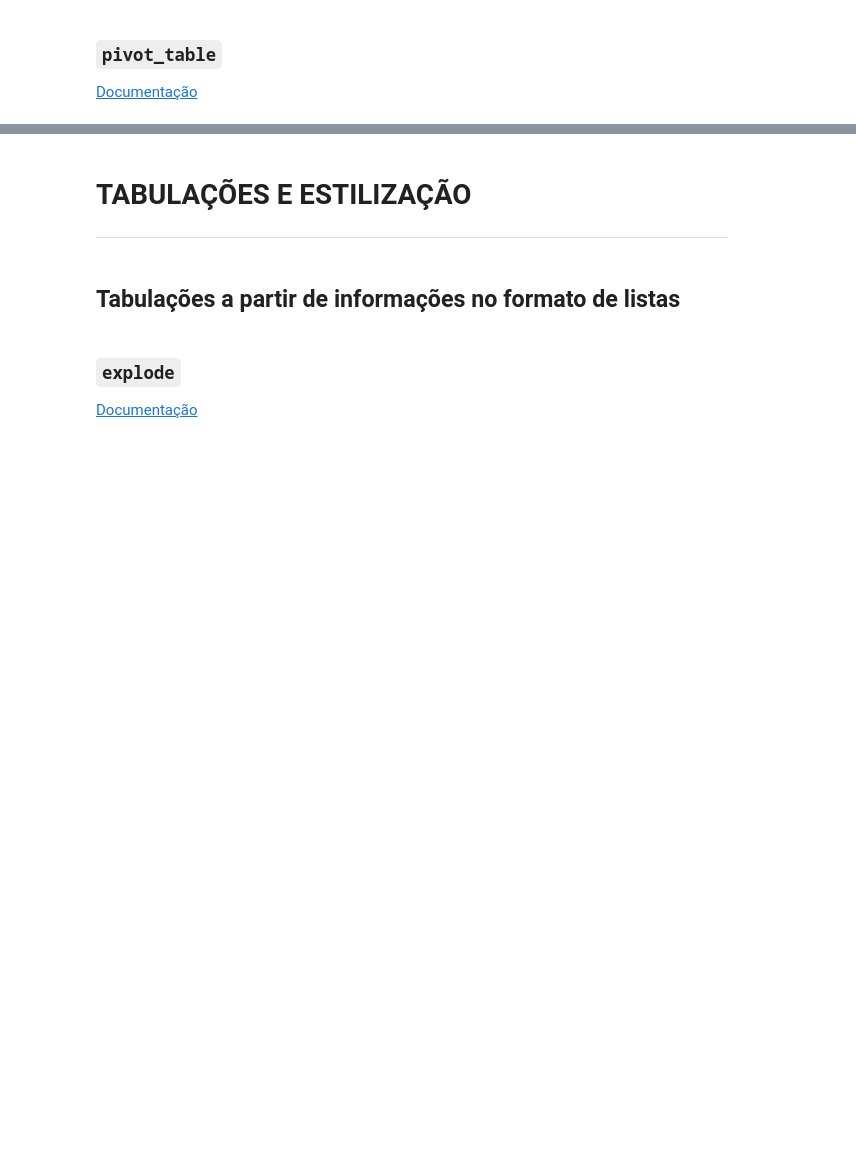
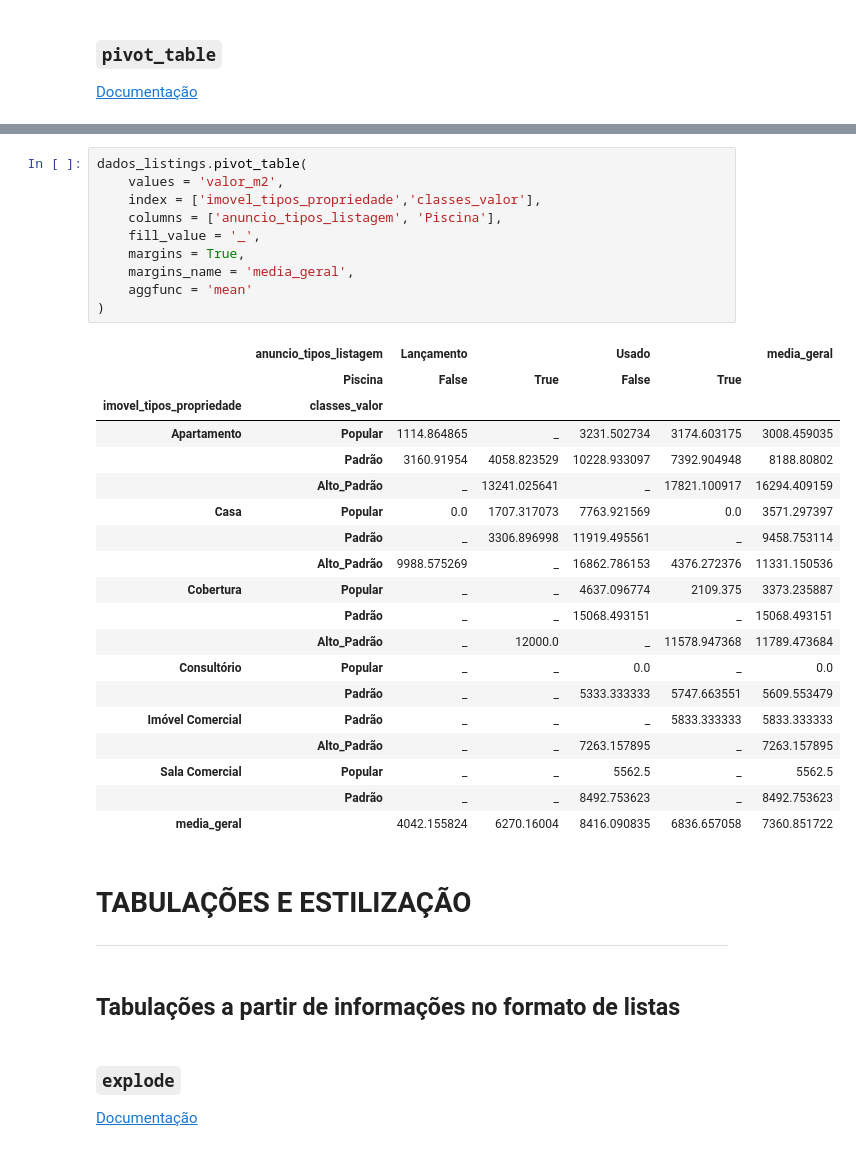
Before and after one commit to Marlon-Santiago/Pandas_TCA, a Jupyter notebook: Projeto.ipynb, the cells around one changed output, grey strips where cells are left out. Saved outputs shown, nothing was run; the diff lists cells and outputs as text; blank space fills up the shorter version.

```diff
--- a/Projeto.ipynb
+++ b/Projeto.ipynb
@@ -1264,3 +1683,33 @@ Faz a rotação ou o pivoteamento das colunas de um *DataFrame* para as linhas.
+# %%
+dados_listings.pivot_table(
+    values = 'valor_m2',
+    index = ['imovel_tipos_propriedade','classes_valor'],
+    columns = ['anuncio_tipos_listagem', 'Piscina'],
+    fill_value = '_',
+    margins = True,
+    margins_name = 'media_geral',
+    aggfunc = 'mean'
+)
+# %% [output]
+|  | anuncio_tipos_listagem | Lançamento |  | Usado |  | media_geral |
+|  | Piscina | False | True | False | True |  |
+| imovel_tipos_propriedade | classes_valor |  |  |  |  |  |
+| Apartamento | Popular | 1114.864865 | _ | 3231.502734 | 3174.603175 | 3008.459035 |
+|  | Padrão | 3160.91954 | 4058.823529 | 10228.933097 | 7392.904948 | 8188.80802 |
+|  | Alto_Padrão | _ | 13241.025641 | _ | 17821.100917 | 16294.409159 |
+| Casa | Popular | 0.0 | 1707.317073 | 7763.921569 | 0.0 | 3571.297397 |
+|  | Padrão | _ | 3306.896998 | 11919.495561 | _ | 9458.753114 |
+|  | Alto_Padrão | 9988.575269 | _ | 16862.786153 | 4376.272376 | 11331.150536 |
+| Cobertura | Popular | _ | _ | 4637.096774 | 2109.375 | 3373.235887 |
+|  | Padrão | _ | _ | 15068.493151 | _ | 15068.493151 |
+|  | Alto_Padrão | _ | 12000.0 | _ | 11578.947368 | 11789.473684 |
+| Consultório | Popular | _ | _ | 0.0 | _ | 0.0 |
+|  | Padrão | _ | _ | 5333.333333 | 5747.663551 | 5609.553479 |
+| Imóvel Comercial | Padrão | _ | _ | _ | 5833.333333 | 5833.333333 |
+|  | Alto_Padrão | _ | _ | 7263.157895 | _ | 7263.157895 |
+| Sala Comercial | Popular | _ | _ | 5562.5 | _ | 5562.5 |
+|  | Padrão | _ | _ | 8492.753623 | _ | 8492.753623 |
+| media_geral |  | 4042.155824 | 6270.16004 | 8416.090835 | 6836.657058 | 7360.851722 |
 # %% [markdown]
 # TABULAÇÕES E ESTILIZAÇÃO
 ---
```
Also changed, not shown: parts of 29 cells of this notebook.
